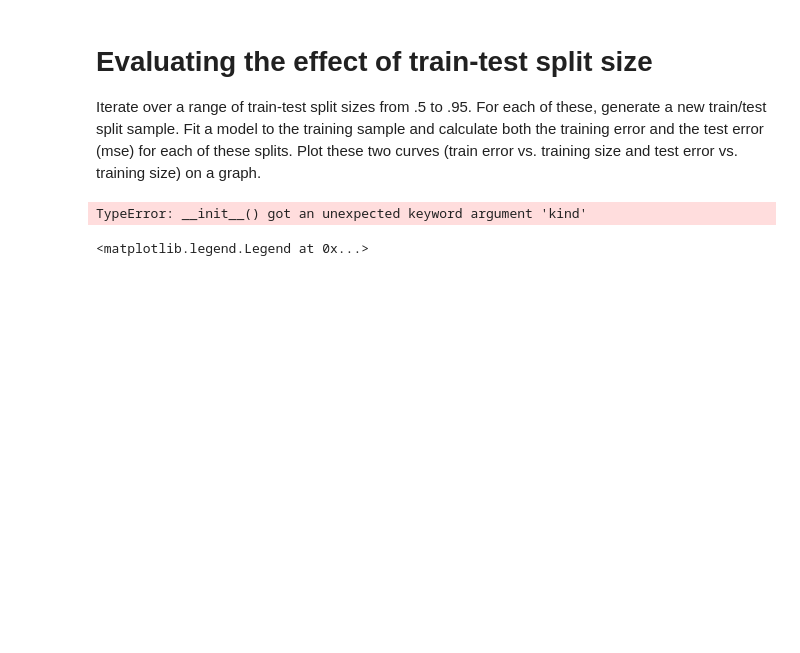
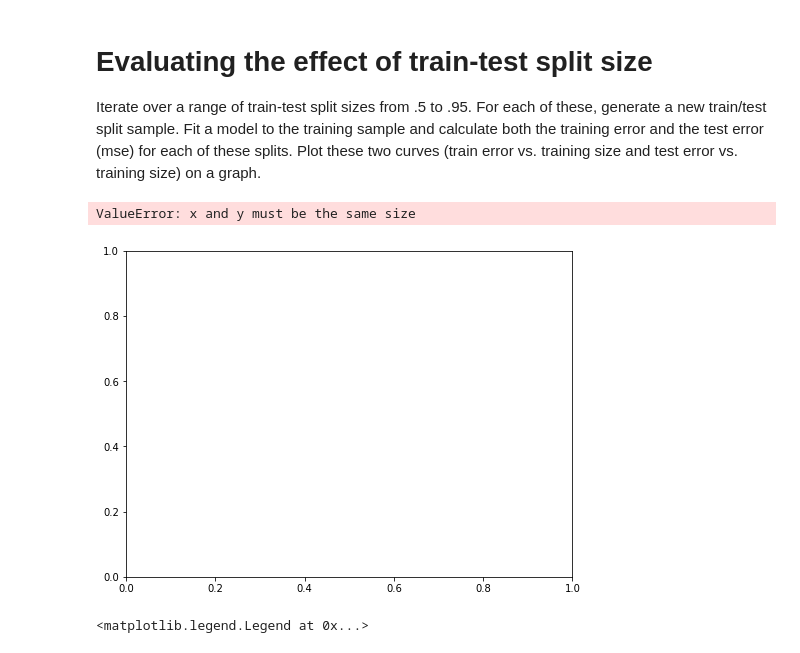
Before and after one commit to jnawjux/dsc-1-11-15-regression-model-validation-lab-seattle-ds-career-040119, a Jupyter notebook: index.ipynb, the cells around one changed output. Drawn from its saved outputs; the diff is of its cells as text; code cells hidden in the pictures; blank space fills up the shorter version.

```diff
--- a/index.ipynb
+++ b/index.ipynb
@@ -90,12 +90,13 @@ Iterate over a range of train-test split sizes from .5 to .95. For each of these
 # %%
 import matplotlib.pyplot as plt
 %matplotlib inline
 
 fig, ax = plt.subplots(figsize=(8,6))
 
-ax.scatter()
+ax.scatter(X_train, y_train)
 # %% [output]
-TypeError: __init__() got an unexpected keyword argument 'kind'
+ValueError: x and y must be the same size
+[figure, added]
 # %%
 # %% [output]
 <matplotlib.legend.Legend at 0x...>
```
